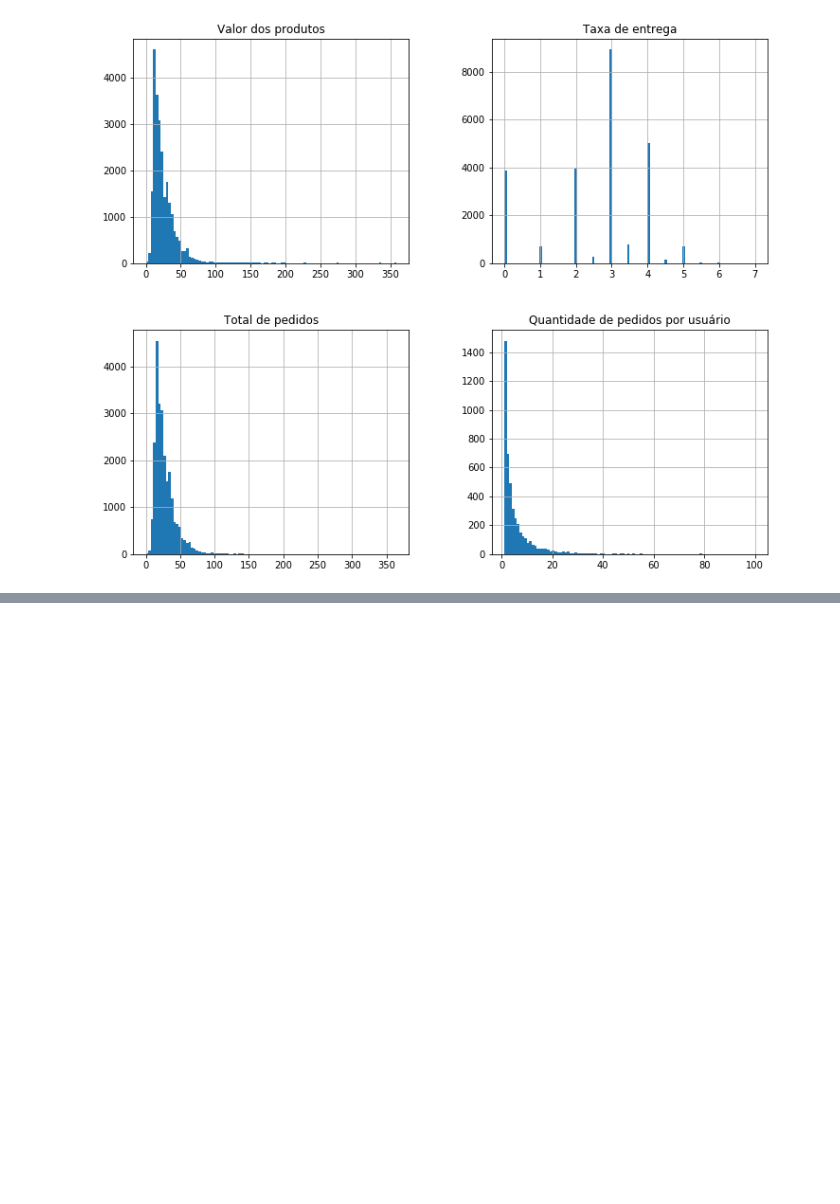
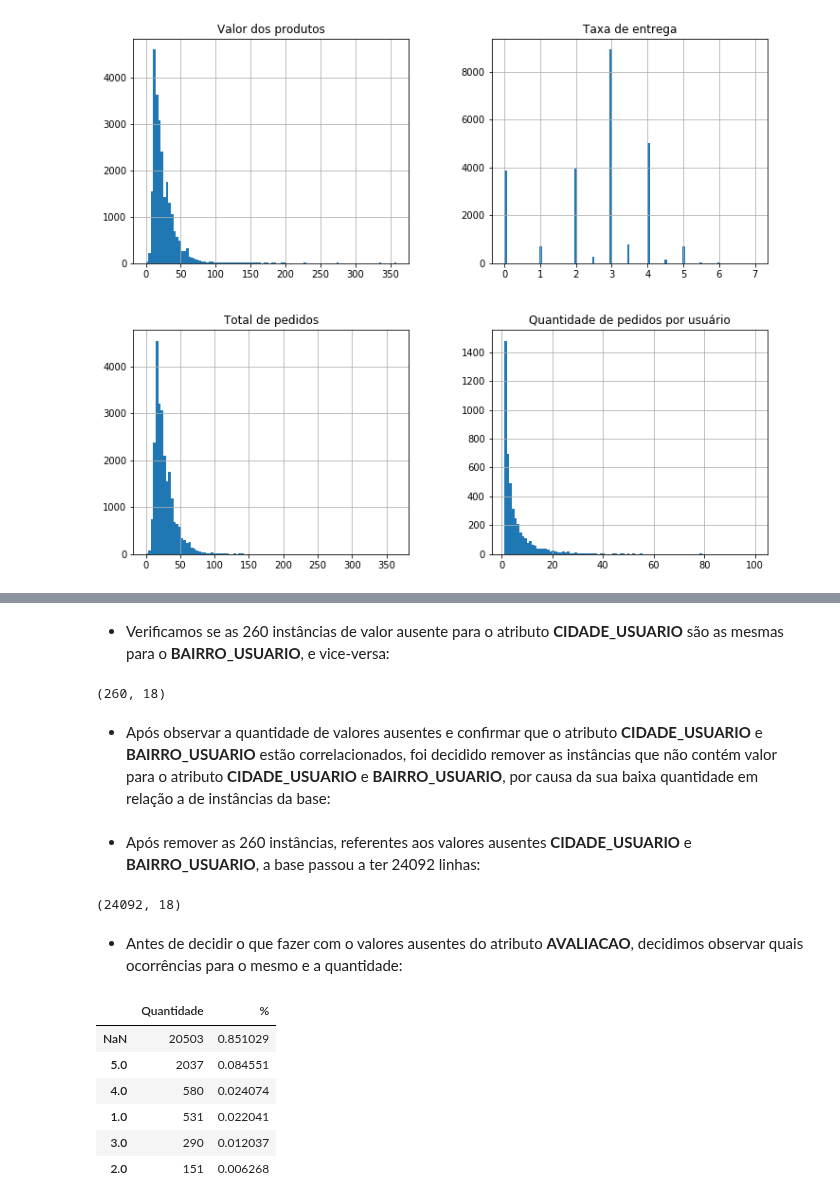
Before and after one commit to anfsantana/mata60-bd-bi, a Jupyter notebook: Business Intelligence.ipynb, the cells around one changed output, grey strips where cells are left out. Saved outputs shown, nothing was run; the diff lists cells and outputs as text; code cells hidden in the pictures; blank space fills up the shorter version.

```diff
--- a/Business Intelligence.ipynb
+++ b/Business Intelligence.ipynb
@@ -280,0 +350,36 @@ Text(0.5,1,'Quantidade de pedidos por usuário')
+# %% [markdown]
+- Verificamos se as 260 instâncias de valor ausente para o atributo **CIDADE_USUARIO** são as mesmas para o **BAIRRO_USUARIO**, e vice-versa:
+# %%
+#(linha, coluna)
+novaBase[novaBase['CIDADE_USUARIO'].isnull() & novaBase['BAIRRO_USUARIO'].isnull()].shape
+# %% [output]
+(260, 18)
+# %% [markdown]
+- Após observar a quantidade de valores ausentes e confirmar que o atributo **CIDADE_USUARIO** e **BAIRRO_USUARIO** estão correlacionados, foi decidido remover as instâncias que não contém valor para o atributo **CIDADE_USUARIO** e **BAIRRO_USUARIO**, por causa da sua baixa quantidade em relação a de instâncias da base:
+# %%
+novaBase = novaBase.dropna(subset=['CIDADE_USUARIO', 'BAIRRO_USUARIO'], how='all')
+# %% [markdown]
+- Após remover as 260 instâncias, referentes aos valores ausentes **CIDADE_USUARIO** e **BAIRRO_USUARIO**, a base passou a ter 24092 linhas:
+# %%
+novaBase.shape
+# %% [output]
+(24092, 18)
+# %% [markdown]
+- Antes de decidir o que fazer com o valores ausentes do atributo **AVALIACAO**, decidimos observar quais ocorrências para o mesmo e a quantidade:
+# %%
+def listar_ocorrencias_avaliacao(df):
+    r = pd.DataFrame(df['AVALIACAO'].value_counts(dropna=False))
+    r.columns = ['Quantidade']
+    total = r['Quantidade'].sum()
+    r['%'] = r['Quantidade'].apply(lambda x: (x/total))
+    return r
+
+listar_ocorrencias_avaliacao(novaBase)
+# %% [output]
+|  | Quantidade | % |
+| NaN | 20503 | 0.851029 |
+| 5.0 | 2037 | 0.084551 |
+| 4.0 | 580 | 0.024074 |
+| 1.0 | 531 | 0.022041 |
+| 3.0 | 290 | 0.012037 |
+| 2.0 | 151 | 0.006268 |
```
Also changed, not shown: parts of 22 cells of this notebook.
